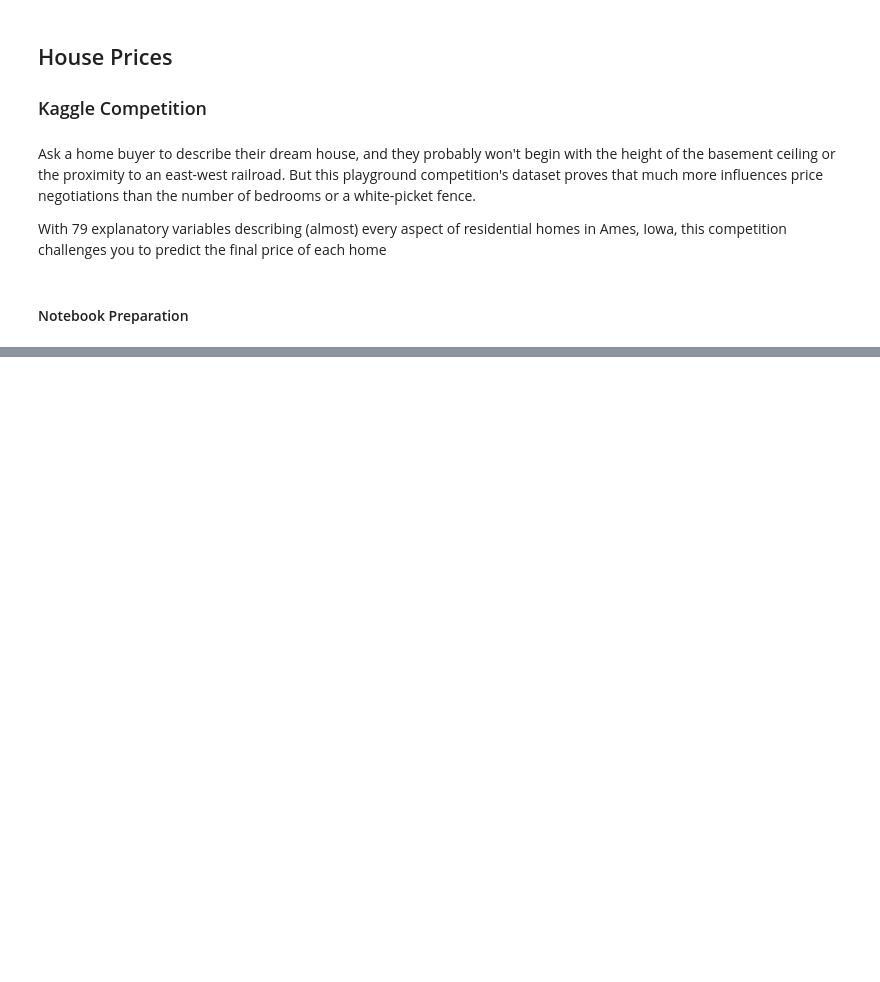
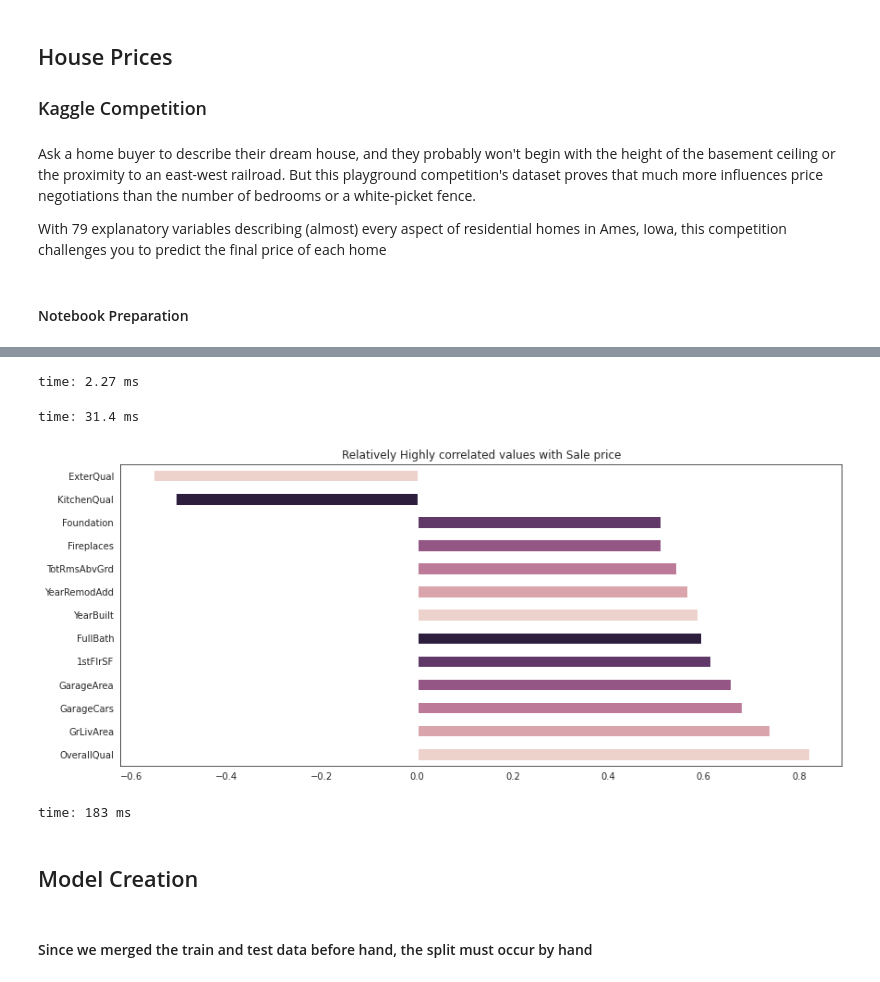
Before and after one commit to HanyAkoury/house_prices, a Jupyter notebook: House Prices.ipynb, the cells around one changed output, grey strips where cells are left out. Drawn from its saved outputs; the diff is of its cells as text; code cells hidden in the pictures; blank space fills up the shorter version.

```diff
--- a/House Prices.ipynb
+++ b/House Prices.ipynb
@@ -132,0 +229,11 @@ time: 37 ms
+# %%
+from scipy.stats import skew
+
+#log transform skewed numeric features:
+numeric_feats = houses.dtypes[houses.dtypes != "object"].index
+
+skewed_feats = houses[numeric_feats].apply(lambda x: skew(x.dropna())) #compute skewness
+skewed_feats = skewed_feats[skewed_feats > 0.5]
+skewed_feats = skewed_feats.index
+
+houses[skewed_feats] = np.log1p(houses[skewed_feats])
@@ -132,0 +250,69 @@ time: 37 ms
+# %%
+def populate_features(df):
+    all_features=df.copy()
+
+    all_features['BsmtFinType1_Unf'] = 1*(all_features['BsmtFinType1'] == 'Unf')
+    all_features['HasWoodDeck'] = (all_features['WoodDeckSF'] == 0) * 1
+    all_features['HasOpenPorch'] = (all_features['OpenPorchSF'] == 0) * 1
+    all_features['HasEnclosedPorch'] = (all_features['EnclosedPorch'] == 0) * 1
+    all_features['Has3SsnPorch'] = (all_features['3SsnPorch'] == 0) * 1
+    all_features['HasScreenPorch'] = (all_features['ScreenPorch'] == 0) * 1
+    all_features['YearsSinceRemodel'] = all_features['YrSold'].astype(int) - all_features['YearRemodAdd'].astype(int)
+    all_features['Total_Home_Quality'] = all_features['OverallQual'] + all_features['OverallCond']
+    all_features = all_features.drop(['Utilities', 'Street', 'PoolQC',], axis=1)
+    all_features['TotalSF'] = all_features['TotalBsmtSF'] + all_features['1stFlrSF'] + all_features['2ndFlrSF']
+    all_features['YrBltAndRemod'] = all_features['YearBuilt'] + all_features['YearRemodAdd']
+
+    all_features['Total_sqr_footage'] = (all_features['BsmtFinSF1'] + all_features['BsmtFinSF2'] +
+                                     all_features['1stFlrSF'] + all_features['2ndFlrSF'])
+    all_features['Total_Bathrooms'] = (all_features['FullBath'] + (0.5 * all_features['HalfBath']) +
+                                   all_features['BsmtFullBath'] + (0.5 * all_features['BsmtHalfBath']))
+    all_features['Total_porch_sf'] = (all_features['OpenPorchSF'] + all_features['3SsnPorch'] +
+                                  all_features['EnclosedPorch'] + all_features['ScreenPorch'] +
+                                  all_features['WoodDeckSF'])
+    all_features['TotalBsmtSF'] = all_features['TotalBsmtSF'].apply(lambda x: np.exp(6) if x <= 0.0 else x)
+    all_features['2ndFlrSF'] = all_features['2ndFlrSF'].apply(lambda x: np.exp(6.5) if x <= 0.0 else x)
+    all_features['GarageArea'] = all_features['GarageArea'].apply(lambda x: np.exp(6) if x <= 0.0 else x)
+    all_features['GarageCars'] = all_features['GarageCars'].apply(lambda x: 0 if x <= 0.0 else x)
+    all_features['LotFrontage'] = all_features['LotFrontage'].apply(lambda x: np.exp(4.2) if x <= 0.0 else x)
+    all_features['MasVnrArea'] = all_features['MasVnrArea'].apply(lambda x: np.exp(4) if x <= 0.0 else x)
+    all_features['BsmtFinSF1'] = all_features['BsmtFinSF1'].apply(lambda x: np.exp(6.5) if x <= 0.0 else x)
+
+    all_features['haspool'] = all_features['PoolArea'].apply(lambda x: 1 if x > 0 else 0)
+    all_features['has2ndfloor'] = all_features['2ndFlrSF'].apply(lambda x: 1 if x > 0 else 0)
+    all_features['hasgarage'] = all_features['GarageArea'].apply(lambda x: 1 if x > 0 else 0)
+    all_features['hasbsmt'] = all_features['TotalBsmtSF'].apply(lambda x: 1 if x > 0 else 0)
+    all_features['hasfireplace'] = all_features['Fireplaces'].apply(lambda x: 1 if x > 0 else 0)
+    return all_features
+
+#houses = populate_features(houses)
+# %% [output]
+time: 2.27 ms
+# %%
+import matplotlib.pyplot as plt
+import matplotlib
+import seaborn as sns
+
+# In order to correlate with Saleprice, we must add Saleprice to the df
+df = houses.copy()
+df['SalePrice'] = train_labels
+
+corr = df.iloc[:1460,:].corr()
+#f, ax = plt.subplots(figsize=(12, 10))
+#sns.heatmap(corr, mask=np.zeros_like(corr, dtype=np.bool), cmap=(sns.diverging_palette(220, 20, as_cmap=True)),square=False);
+# %% [output]
+time: 31.4 ms
+# %%
+spc = corr.iloc[-1].sort_values(ascending=False)
+selected_spc = spc[(spc <= -0.5) | (spc >= 0.5)].drop('SalePrice')
+
+selected_spc.plot(kind='barh',
+                  title='Relatively Highly correlated values with Sale price',
+                  color=list(sns.cubehelix_palette(as_cmap=False)));
+# %% [output]
+[figure, added]
+time: 183 ms
+# %% [markdown]
+## Model Creation
+# %% [markdown]
+#### Since we merged the train and test data before hand, the split must occur by hand
```
Also changed, not shown: parts of 54 cells of this notebook, 4 other files.
